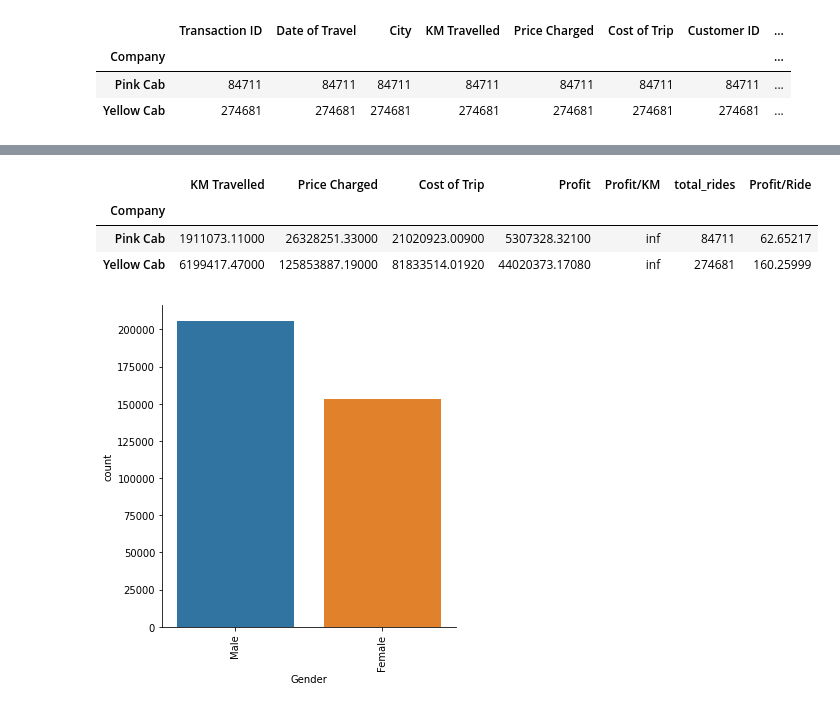
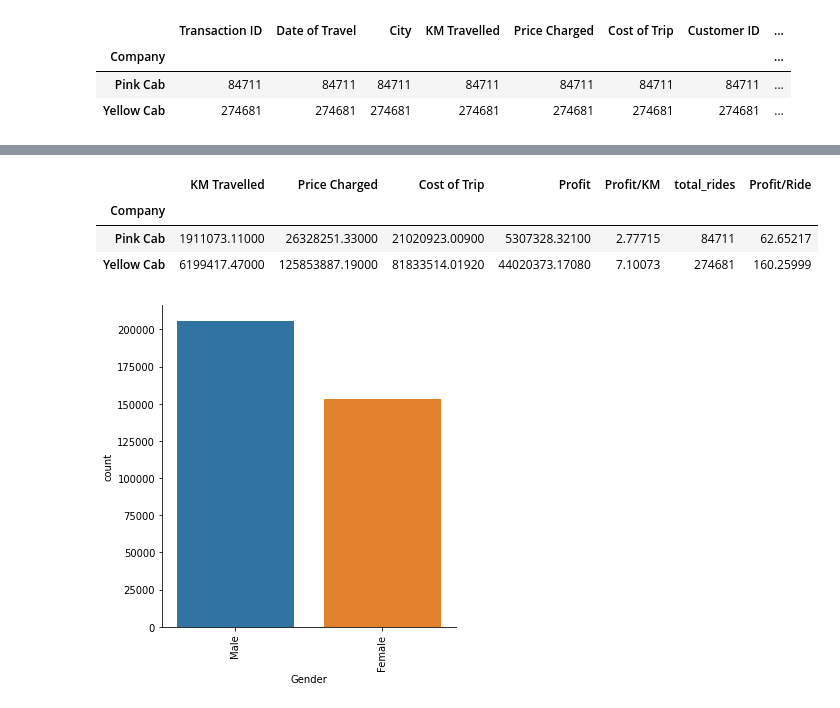
Before and after one commit to m-odeh/G2M-Data-Glacier-Internship-, a Jupyter notebook: G2M.ipynb, the cells around one changed output, grey strips where cells are left out. Drawn from its saved outputs; the diff is of its cells as text; code cells hidden in the pictures.

```diff
--- a/G2M.ipynb
+++ b/G2M.ipynb
@@ -265,14 +277,15 @@ total_profit.head()
 # %%
 # drop columns
 # add profit per ride
 total_profit= total_profit.drop(['Transaction ID','Income (USD/Month)','Customer ID','Age'],axis=1)
-total_profit['Profit/Ride']=total_profit['Profit']/total_profit['total_rides']
+total_profit['Profit/Ride']=(total_profit['Profit'])/total_profit['total_rides']
+total_profit['Profit/KM']=(total_profit['Profit'])/total_profit['KM Travelled']
 total_profit.head()
 # %% [output]
 |  | KM Travelled | Price Charged | Cost of Trip | Profit | Profit/KM | total_rides | Profit/Ride |
 | Company |  |  |  |  |  |  |  |
-| Pink Cab | 1911073.11000 | 26328251.33000 | 21020923.00900 | 5307328.32100 | inf | 84711 | 62.65217 |
-| Yellow Cab | 6199417.47000 | 125853887.19000 | 81833514.01920 | 44020373.17080 | inf | 274681 | 160.25999 |
+| Pink Cab | 1911073.11000 | 26328251.33000 | 21020923.00900 | 5307328.32100 | 2.77715 | 84711 | 62.65217 |
+| Yellow Cab | 6199417.47000 | 125853887.19000 | 81833514.01920 | 44020373.17080 | 7.10073 | 274681 | 160.25999 |
 # %%
 # count plot of gender
 fig1 = sns.catplot(x='Gender', kind="count", data=Data_merged)
```
Also changed, not shown: parts of 8 cells of this notebook.
